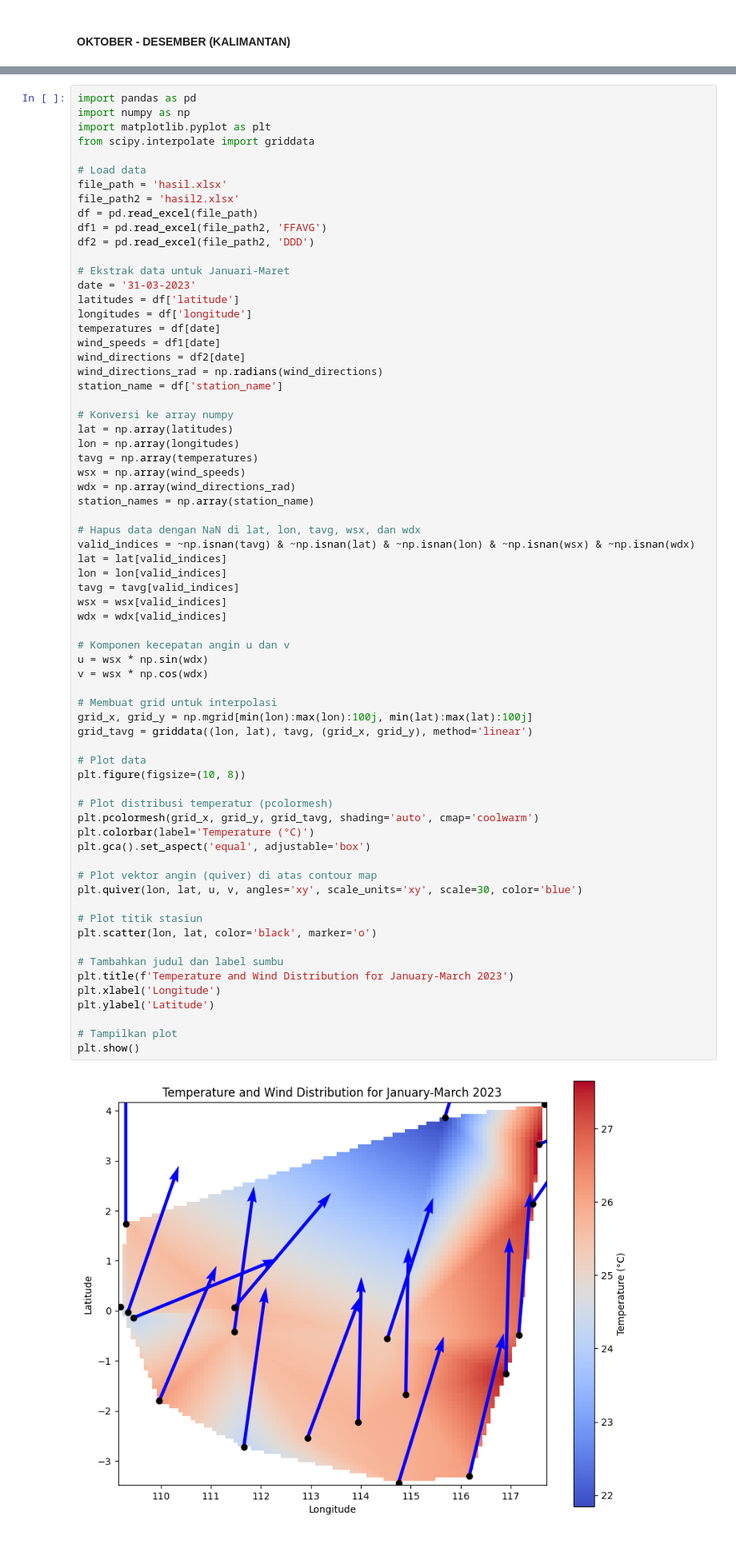
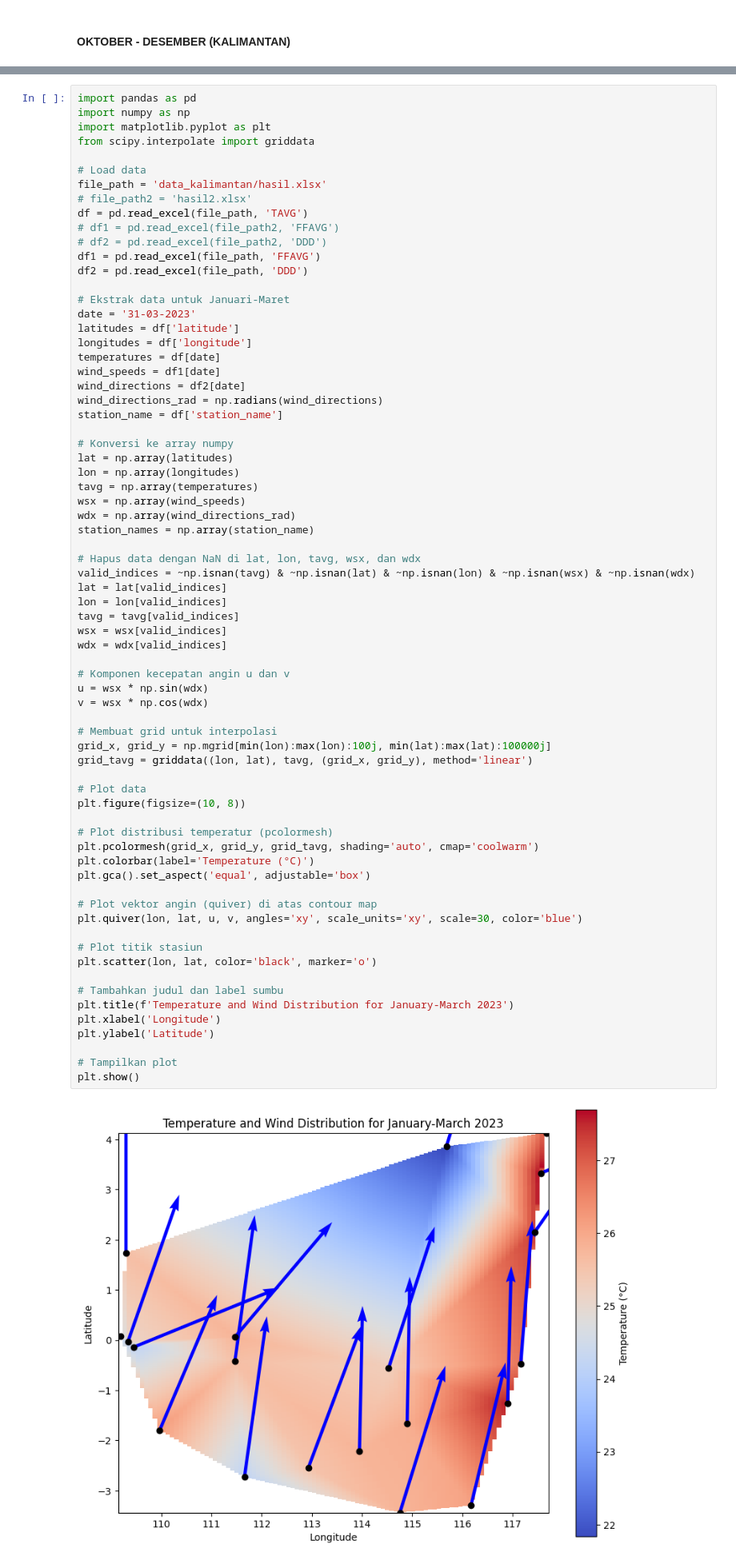
Before and after one commit to syadrn/Proyek-Kapita-Selekta, a Jupyter notebook: Tugas proyek akhir meteo/contour.ipynb, the cells around one changed output, grey strips where cells are left out. Shown: that part at 80% size. Drawn from its saved outputs; the diff is of its cells as text.

```diff
--- a/Tugas proyek akhir meteo/contour.ipynb
+++ b/Tugas proyek akhir meteo/contour.ipynb
@@ -191,11 +191,13 @@ import matplotlib.pyplot as plt
 from scipy.interpolate import griddata
 
 # Load data
-file_path = 'hasil.xlsx'
-file_path2 = 'hasil2.xlsx'
-df = pd.read_excel(file_path)
-df1 = pd.read_excel(file_path2, 'FFAVG')
-df2 = pd.read_excel(file_path2, 'DDD')
+file_path = 'data_kalimantan/hasil.xlsx'
+# file_path2 = 'hasil2.xlsx'
+df = pd.read_excel(file_path, 'TAVG')
+# df1 = pd.read_excel(file_path2, 'FFAVG')
+# df2 = pd.read_excel(file_path2, 'DDD')
+df1 = pd.read_excel(file_path, 'FFAVG')
+df2 = pd.read_excel(file_path, 'DDD')
 
 # Ekstrak data untuk Januari-Maret
 date = '31-03-2023'
@@ -225,35 +227,35 @@ wdx = wdx[valid_indices]
 
 # Komponen kecepatan angin u dan v
 u = wsx * np.sin(wdx)
 v = wsx * np.cos(wdx)
 
 # Membuat grid untuk interpolasi
-grid_x, grid_y = np.mgrid[min(lon):max(lon):100j, min(lat):max(lat):100j]
+grid_x, grid_y = np.mgrid[min(lon):max(lon):100j, min(lat):max(lat):100000j]
 grid_tavg = griddata((lon, lat), tavg, (grid_x, grid_y), method='linear')
 
 # Plot data
 plt.figure(figsize=(10, 8))
 
 # Plot distribusi temperatur (pcolormesh)
 plt.pcolormesh(grid_x, grid_y, grid_tavg, shading='auto', cmap='coolwarm')
 plt.colorbar(label='Temperature (°C)')
 plt.gca().set_aspect('equal', adjustable='box')
 
 # Plot vektor angin (quiver) di atas contour map
 plt.quiver(lon, lat, u, v, angles='xy', scale_units='xy', scale=30, color='blue')
 
 # Plot titik stasiun
 plt.scatter(lon, lat, color='black', marker='o')
 
 # Tambahkan judul dan label sumbu
 plt.title(f'Temperature and Wind Distribution for January-March 2023')
 plt.xlabel('Longitude')
 plt.ylabel('Latitude')
 
 # Tampilkan plot
 plt.show()
 # %% [output]
-[figure, old version]
+[figure, new version]
 # %%
 import pandas as pd
 import numpy as np
```
Also changed, not shown: parts of 1 cell of this notebook, 2 other files.
